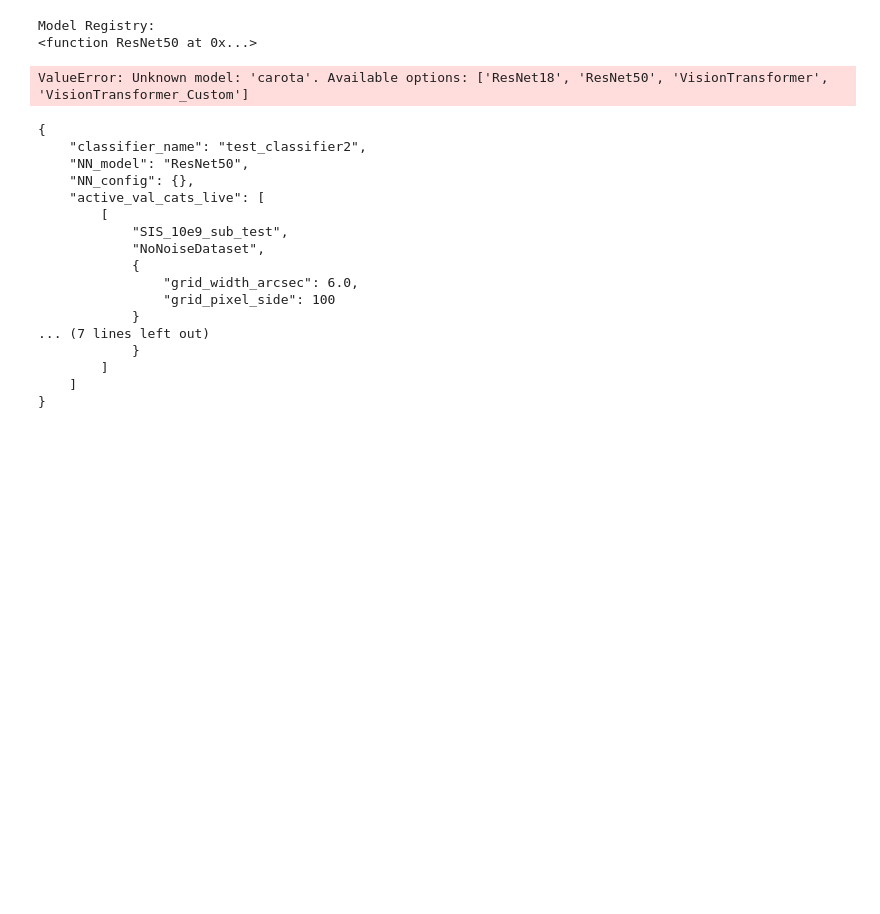
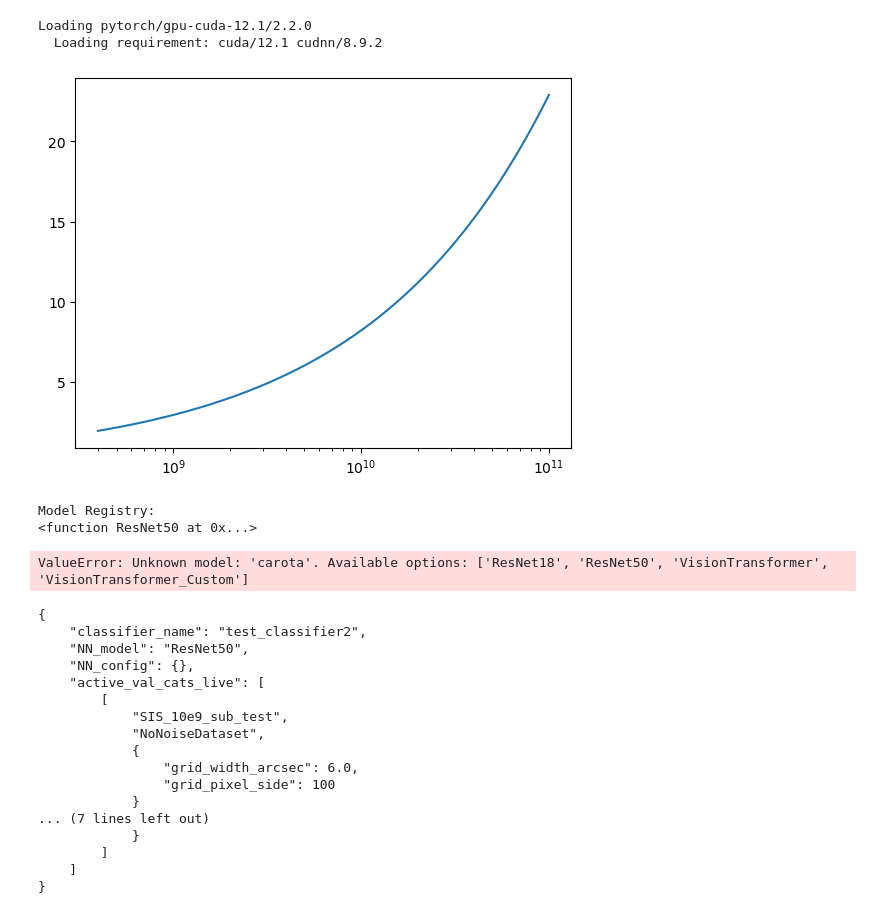
Before and after one commit to citte99/master_thesis_code, a Jupyter notebook: notebooks/sketchbook.ipynb, the cells around one changed output. Cells and saved outputs as stored; diff of their text form; code cells hidden in the pictures; blank space fills up the shorter version.

```diff
--- a/notebooks/sketchbook.ipynb
+++ b/notebooks/sketchbook.ipynb
@@ -1,5 +1,22 @@
+# %%
+module('load', 'pytorch/gpu-cuda-12.1/2.2.0')
+# %% [output]
+Loading pytorch/gpu-cuda-12.1/2.2.0
+  Loading requirement: cuda/12.1 cudnn/8.9.2
 # %%
 from deep_learning import MODEL_REGISTRY, DATASET_REGISTRY
+# %%
+from shared_utils.physics_relations import r_max_moline
+import matplotlib.pyplot as plt
+import torch
+
+arr = torch.linspace(10**8.6, 10**11,1000)
+res = r_max_moline(arr)
+
+plt.plot(arr, res)
+plt.xscale("log")
+# %% [output]
+[figure, added]
 # %%
 print("Model Registry:")
 print(MODEL_REGISTRY.get("ResNet50"))
```
Also changed, not shown: 9 other files.
